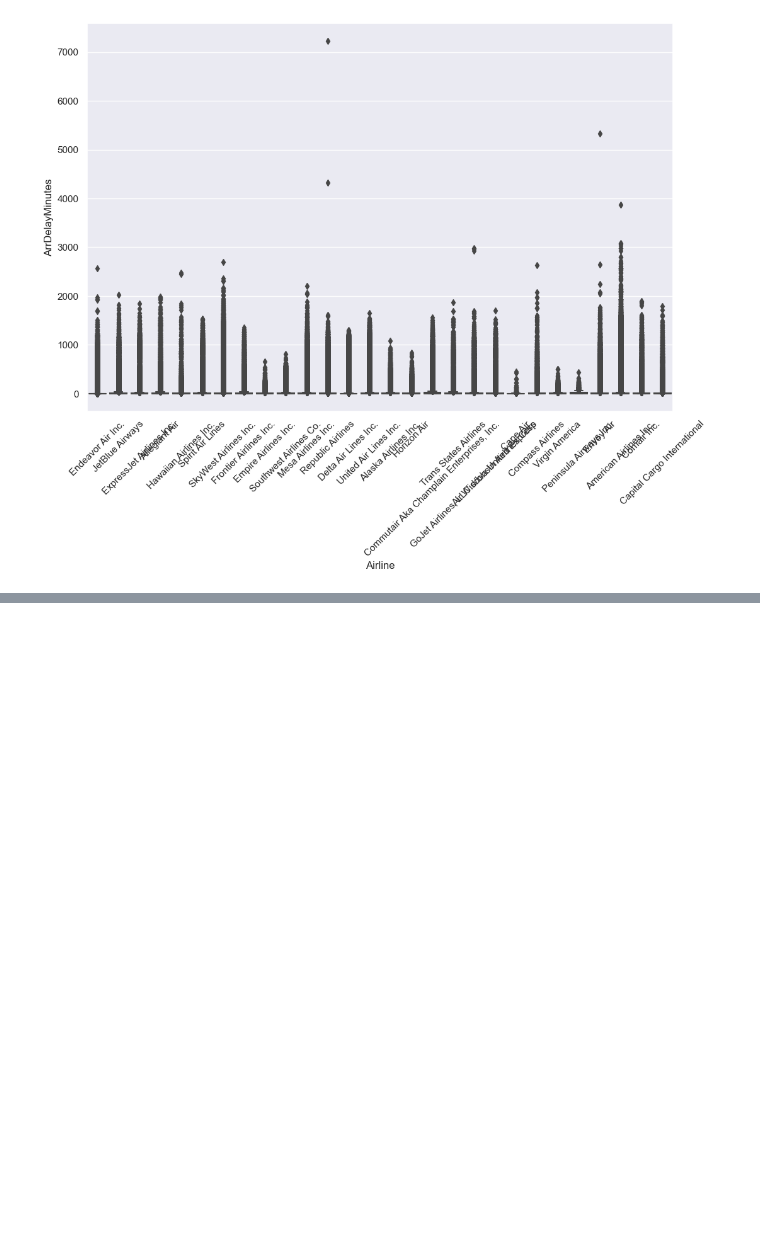
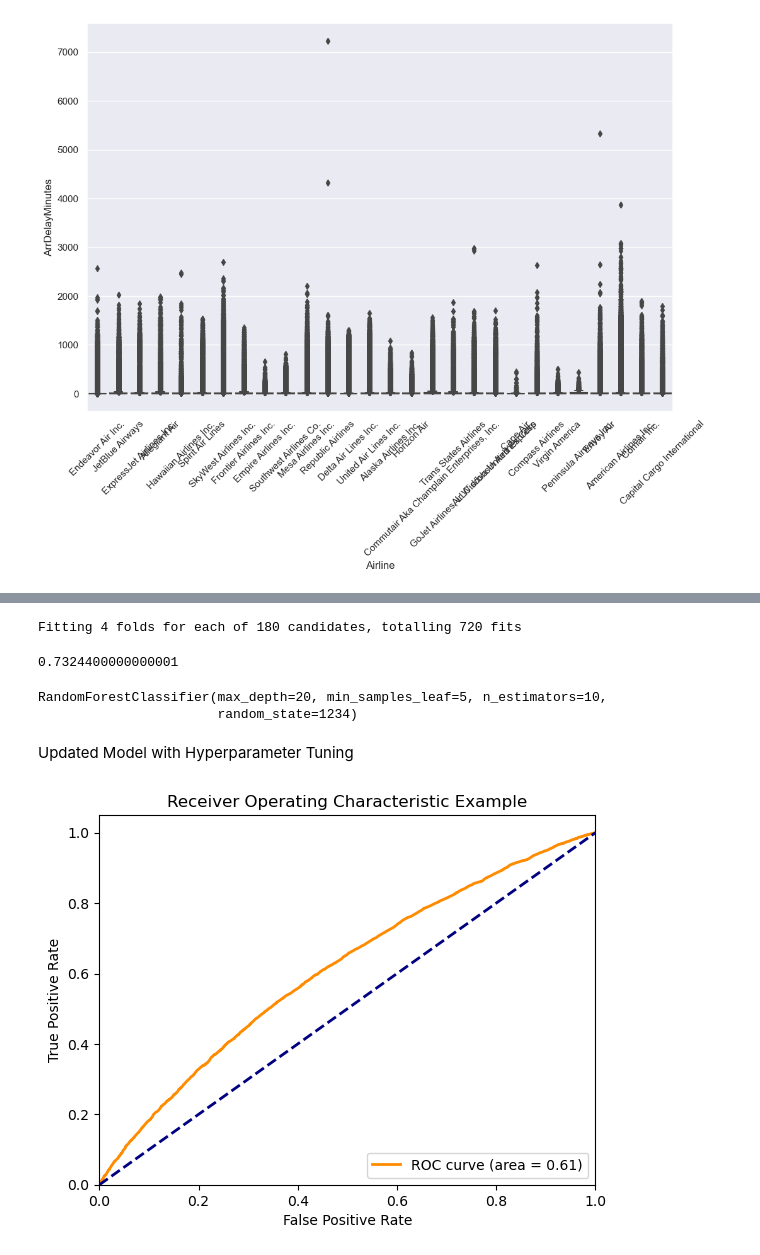
Before and after one commit to kboyd12/CSE6242_Project, a Jupyter notebook: src/EDA/jg_eda_model.ipynb, the cells around one changed output, grey strips where cells are left out. Saved outputs shown, nothing was run; the diff lists cells and outputs as text; code cells hidden in the pictures; blank space fills up the shorter version.

Commit message:
Updated model & pickle

```diff
--- a/src/EDA/jg_eda_model.ipynb
+++ b/src/EDA/jg_eda_model.ipynb
@@ -151,9 +145,9 @@ s.set_xticklabels(s.get_xticklabels(), rotation=45);
 # %%
-reg_data = df.copy()
-reg_data['Delay_Ind'] = np.where(reg_data['DepDelayMinutes']> 0,1,0)
+reg_data = df[['Origin', 'Month','Airline','DepDelayMinutes','Year']].copy()
 reg_data = reg_data[(reg_data['Year']==2018)&(reg_data['DepDelayMinutes']<1000)]
+reg_data['Delay_Ind'] = np.where(reg_data['DepDelayMinutes']> 5,1,0)
 reg_data = reg_data.sample(n=100000, random_state=1234)
-feature_cols = ['Origin', 'Month']
+feature_cols = ['Origin', 'Month','Airline']
 X = pd.get_dummies(reg_data[feature_cols])
 y = reg_data.Delay_Ind
 # %%
@@ -172,12 +164,6 @@ Random Forest Classifier
 # %%
-#X_train, X_test, y_train, y_test = train_test_split(X, y, random_state = 0)
-
-# Import the model we are using
-from sklearn.ensemble import RandomForestRegressor
 from sklearn.ensemble import RandomForestClassifier
-# Instantiate model with 1000 decision trees
-#rf = RandomForestRegressor(n_estimators = 100, random_state = 1234)
-rf = RandomForestClassifier(n_estimators = 100, random_state = 1234)
+rf = RandomForestClassifier(max_depth=25,n_estimators=10,random_state=1234)
 # Train the model on training data
 model = rf.fit(X_train, y_train);
 #predict_proba
@@ -231,0 +188,25 @@ final_model[['Month',0,1,'Airport_Dest']]
+# %%
+params = {
+    'max_depth': [2,3,5,10,20],
+    'min_samples_leaf': [5,10,20,50,100,200],
+    'n_estimators': [10,25,30,50,100,200]
+}
+from sklearn.model_selection import GridSearchCV
+# Instantiate the grid search model
+grid_search = GridSearchCV(estimator=model,
+                           param_grid=params,
+                           cv = 4,
+                           n_jobs=-1, verbose=1, scoring="accuracy")
+grid_search.fit(X_train, y_train)
+grid_search.best_score_
+# %% [output]
+Fitting 4 folds for each of 180 candidates, totalling 720 fits
+0.7324400000000001
+# %%
+rf_best = grid_search.best_estimator_
+rf_best
+# %% [output]
+RandomForestClassifier(max_depth=20, min_samples_leaf=5, n_estimators=10,
+                       random_state=1234)
+# %% [markdown]
+Updated Model with Hyperparameter Tuning
@@ -231,0 +218,20 @@ final_model[['Month',0,1,'Airport_Dest']]
+# %%
+from sklearn.metrics import roc_curve, auc
+# Compute the false positive rate, true positive rate, and threshold
+fpr, tpr, thresholds = roc_curve(y_test, predictions[:,1])
+
+# Compute the area under the curve (AUC) score
+roc_auc = auc(fpr, tpr)
+
+# Plot the ROC curve
+plt.plot(fpr, tpr, color='darkorange', lw=2, label='ROC curve (area = %0.2f)' % roc_auc)
+plt.plot([0, 1], [0, 1], color='navy', lw=2, linestyle='--')
+plt.xlim([0.0, 1.0])
+plt.ylim([0.0, 1.05])
+plt.xlabel('False Positive Rate')
+plt.ylabel('True Positive Rate')
+plt.title('Receiver Operating Characteristic Example')
+plt.legend(loc="lower right")
+plt.show()
+# %% [output]
+[figure, added]
```
Also changed, not shown: parts of 11 cells of this notebook, 3 other files.
